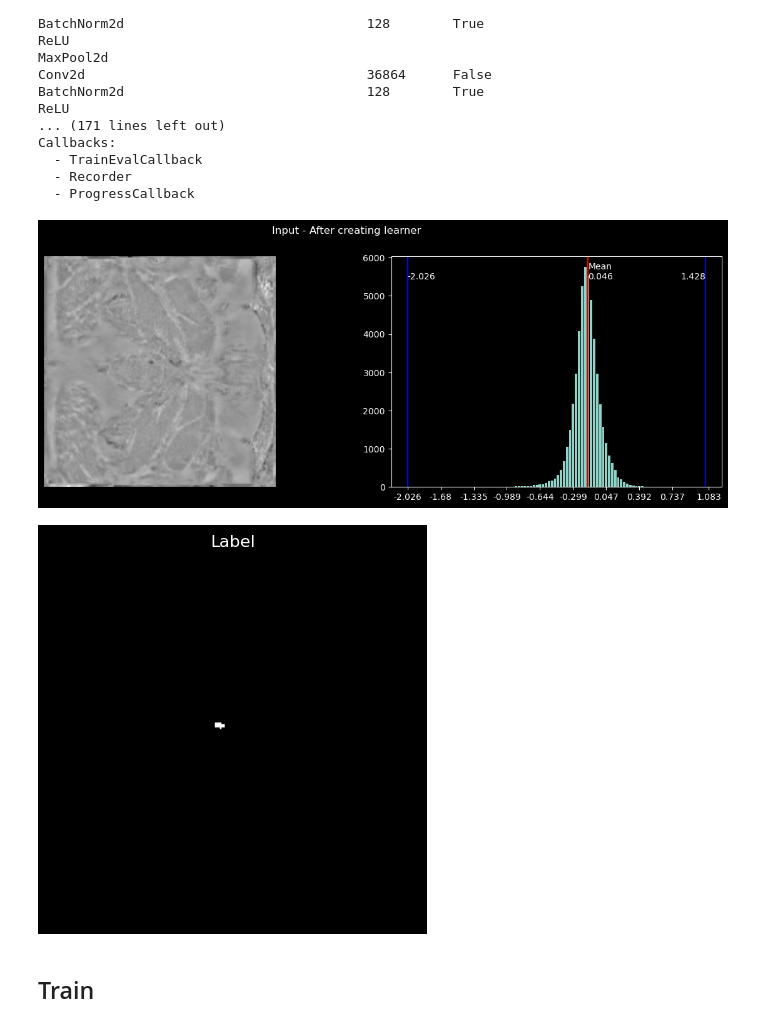
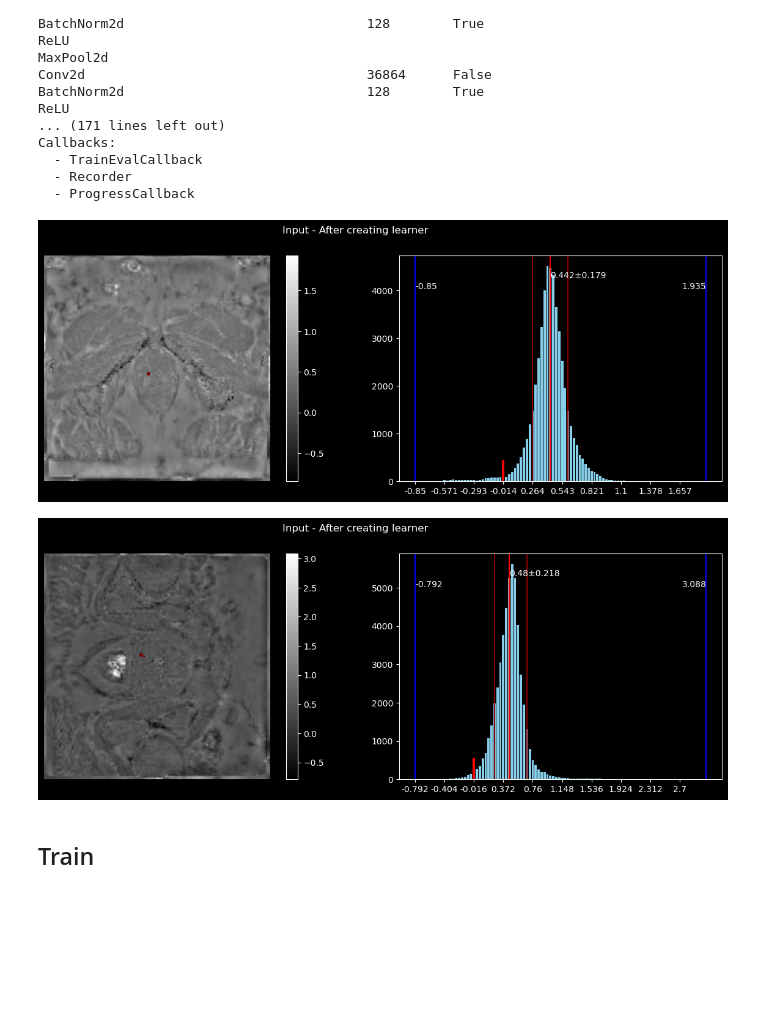
Before and after one commit to astewartau/prostate, a Jupyter notebook: prostate.ipynb, the cells around one changed output. Cells and saved outputs as stored; diff of their text form; code cells hidden in the pictures; blank space fills up the shorter version.

```diff
--- a/prostate.ipynb
+++ b/prostate.ipynb
@@ -138,12 +76,13 @@ class QSM_2D_With_Seg(torch.utils.data.Dataset):
         # convert idx to image and slice numbers
         qsm_path, seg_path, slice_id = self.sample_details[idx % len(self.sample_details)]
 
-        # load data and scale from estimated range of -8,+8 to 0,1
+        # load data
         qsm = nib.load(qsm_path).get_fdata()
         seg = nib.load(seg_path).get_fdata()
 
         # scale qsm
         qsm = np.interp(np.clip(qsm, -2, +2), (-2, +2), (0, 1))
+        qsm = (qsm - qsm.mean()) / qsm.std() * 0.229 + 0.485
 
         # select slice
         qsm = qsm[:,:,int(slice_id)]
@@ -152,16 +91,10 @@ class QSM_2D_With_Seg(torch.utils.data.Dataset):
         # resize images to common size
         qsm = torch.Tensor(cv2.resize(qsm, dsize=(224, 224)))
         seg = torch.Tensor(cv2.resize(seg, dsize=(224, 224), interpolation=cv2.INTER_NEAREST))
+        seg = seg.to(torch.int64)
 
-        # expand QSM over 3 channels for RGB models
+        # expand qsm over 3 dimensions
         qsm = qsm.expand(3, 224, 224)
-
-        # apply any necessary transformations
-        if self.transform:
-            pass
-
-        # ensure segmentation is long int
-        seg = seg.to(torch.int64)
 
         # rotate image
         num_rotations = idx // len(self.sample_details)
@@ -224,14 +181,21 @@ Callbacks:
 # %%
 # INPUT RANGE CHANGES AFTER CREATING LEARNER???
 batch = dls.one_batch() # batch[type][idx][rgb]
 x = batch[0][0][0].cpu()
 y = batch[1][0].cpu()
 
-show_histogram(x, title="Input - After creating learner")
-show_image(y, title="Label")
+show_histogram(x, title="Input - After creating learner", mask=y)
 # %% [output]
-[figure, old version]
+[figure, new version]
-[figure, removed]
+# %%
+# INPUT RANGE CHANGES AFTER CREATING LEARNER???
+batch = dls.valid.one_batch() # batch[type][idx][rgb]
+x = batch[0][0][0].cpu()
+y = batch[1][0].cpu()
+
+show_histogram(x, title="Input - After creating learner", mask=y)
+# %% [output]
+[figure, added]
 # %% [markdown]
 ## Train
 # %%
```
Also changed, not shown: parts of 13 cells of this notebook, 2 other files.
